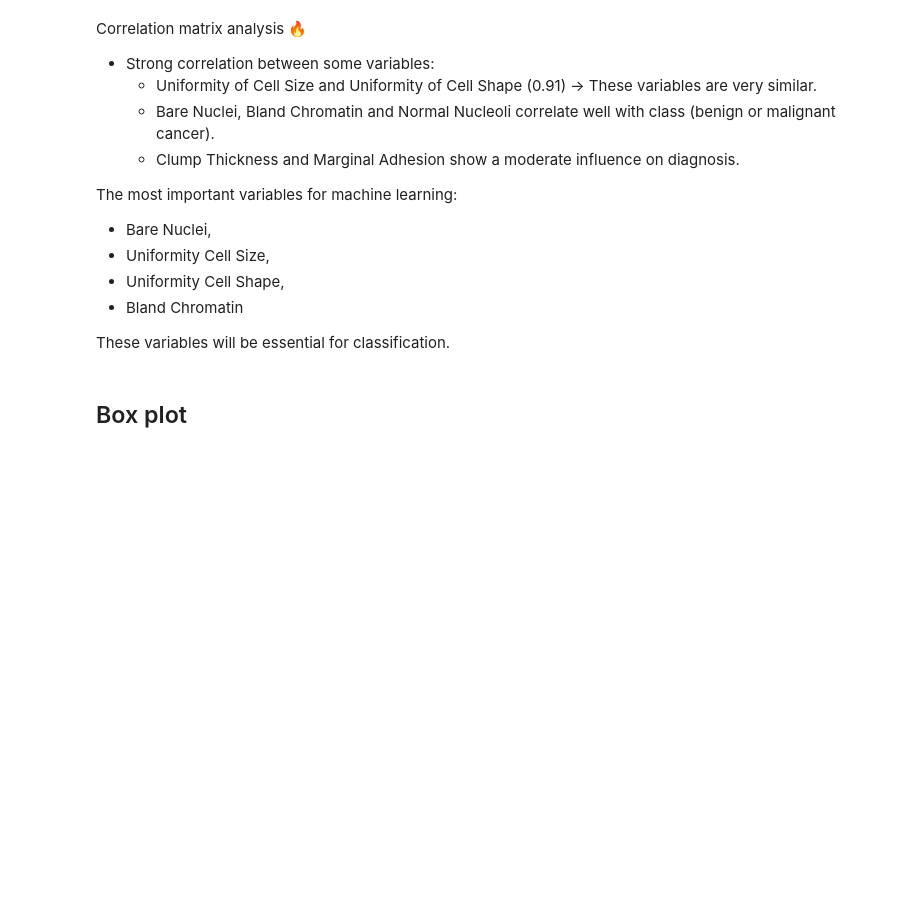
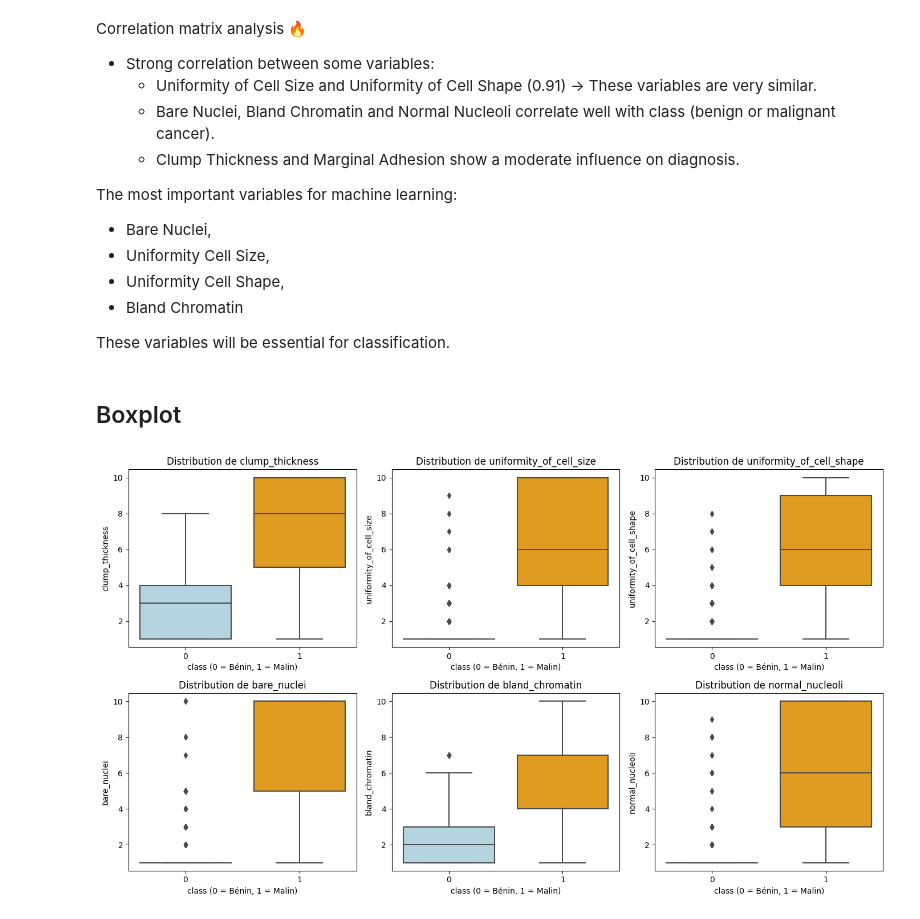
Before and after one commit to eleffa/Machine-learning, a Jupyter notebook: breast-cancer-wisconsin.ipynb, the cells around one changed output. Cells and saved outputs as stored; diff of their text form; code cells hidden in the pictures; blank space fills up the shorter version.

```diff
--- a/breast-cancer-wisconsin.ipynb
+++ b/breast-cancer-wisconsin.ipynb
@@ -181,5 +181,24 @@ The most important variables for machine learning:
 + Bland Chromatin
 
 These variables will be essential for classification.
-# %% [markdown]
-## Box plot
+# %% [markdown]
+## Boxplot
+# %%
+plt.figure(figsize=(14, 8))
+
+# Sélection of most important variables for machine learning
+important_features = ["clump_thickness", "uniformity_of_cell_size", "uniformity_of_cell_shape",
+                      "bare_nuclei", "bland_chromatin", "normal_nucleoli"]
+
+# Créer des boxplots pour chaque variable
+for i, feature in enumerate(important_features, 1):
+    plt.subplot(2, 3, i)  # Disposition en grille 2x3
+    sns.boxplot(x=df["class"], y=df[feature], palette=["lightblue", "orange"])
+    plt.title(f"Distribution de {feature}")
+    plt.xlabel("class (0 = Bénin, 1 = Malin)")
+
+# Ajuster la mise en page
+plt.tight_layout()
+plt.show()
+# %% [output]
+[figure, added]
```
Also changed, not shown: parts of 1 cell of this notebook.
